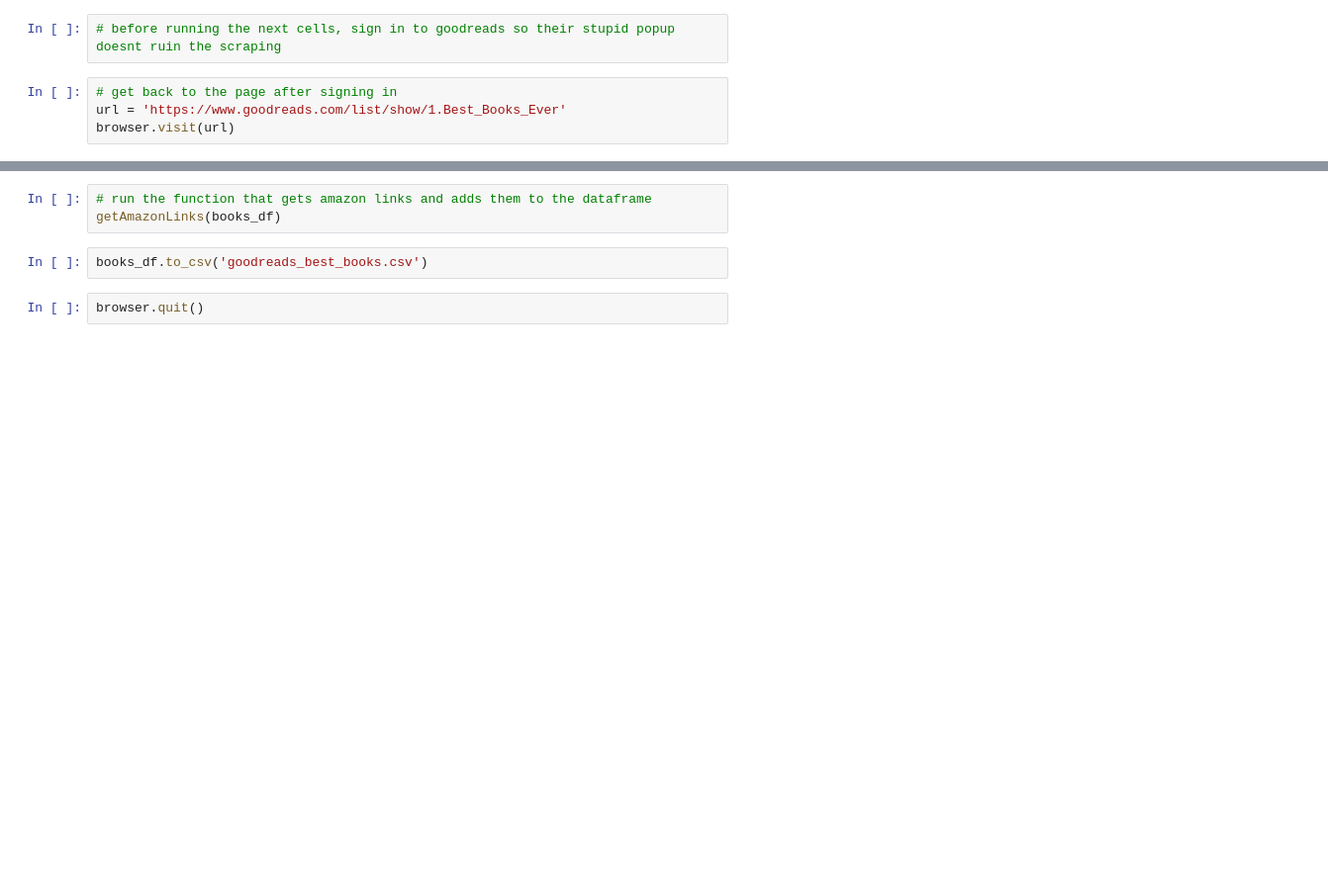
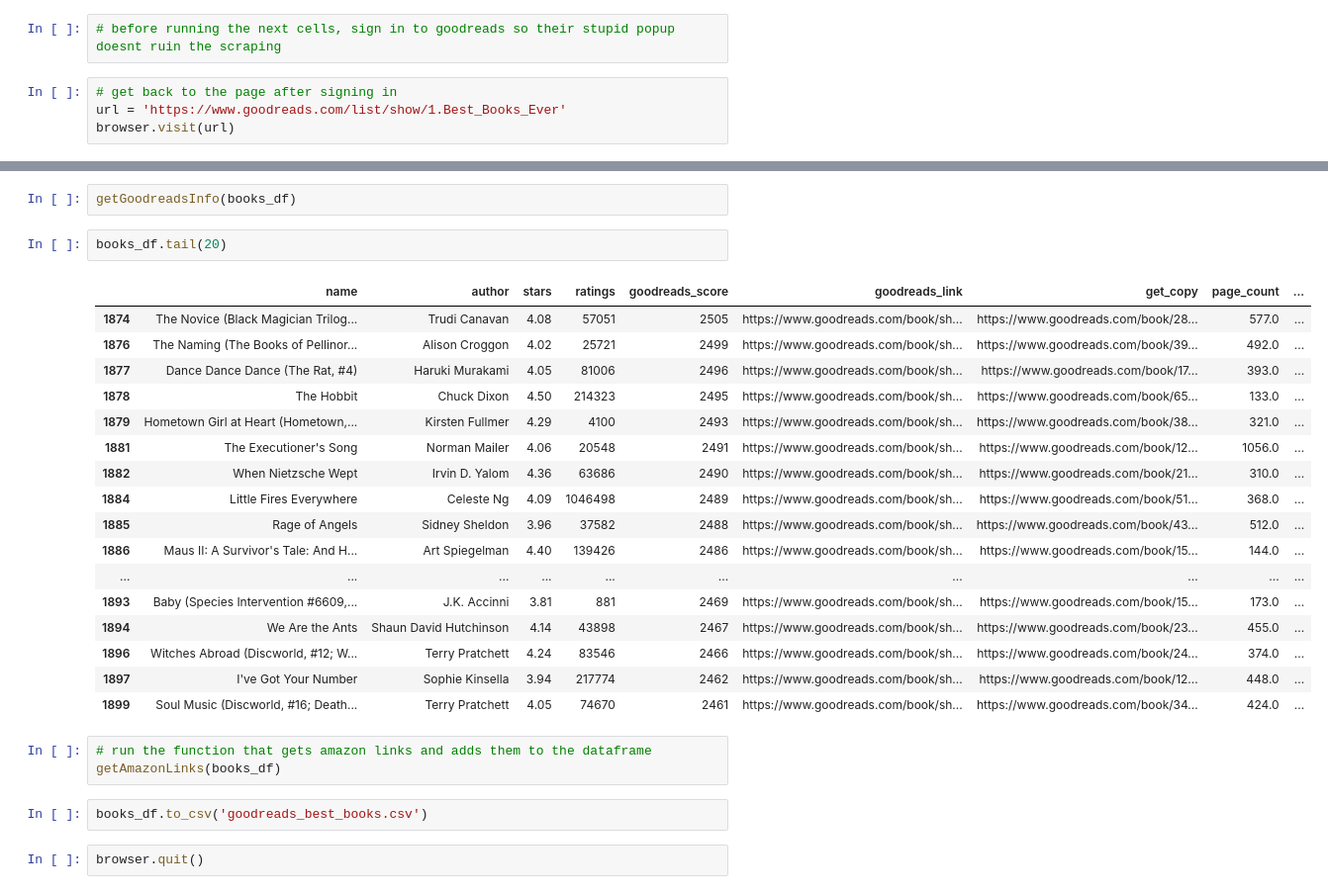
Before and after one commit to PGComai/Data_Analytics_Final_Project, a Jupyter notebook: goodreads_scrape/goodreads.ipynb, the cells around one changed output, grey strips where cells are left out. Shown at 99% size. Saved outputs shown, nothing was run; the diff lists cells and outputs as text; blank space fills up the shorter version.

```diff
--- a/goodreads_scrape/goodreads.ipynb
+++ b/goodreads_scrape/goodreads.ipynb
@@ -106,3 +134,25 @@ books_df.head()
+# %%
+getGoodreadsInfo(books_df)
+# %%
+books_df.tail(20)
+# %% [output]
+|  | name | author | stars | ratings | goodreads_score | goodreads_link | get_copy | page_count | ... |
+| 1874 | The Novice (Black Magician Trilog... | Trudi Canavan | 4.08 | 57051 | 2505 | https://www.goodreads.com/book/sh... | https://www.goodreads.com/book/28... | 577.0 | ... |
+| 1876 | The Naming (The Books of Pellinor... | Alison Croggon | 4.02 | 25721 | 2499 | https://www.goodreads.com/book/sh... | https://www.goodreads.com/book/39... | 492.0 | ... |
+| 1877 | Dance Dance Dance (The Rat, #4) | Haruki Murakami | 4.05 | 81006 | 2496 | https://www.goodreads.com/book/sh... | https://www.goodreads.com/book/17... | 393.0 | ... |
+| 1878 | The Hobbit | Chuck Dixon | 4.50 | 214323 | 2495 | https://www.goodreads.com/book/sh... | https://www.goodreads.com/book/65... | 133.0 | ... |
+| 1879 | Hometown Girl at Heart (Hometown,... | Kirsten Fullmer | 4.29 | 4100 | 2493 | https://www.goodreads.com/book/sh... | https://www.goodreads.com/book/38... | 321.0 | ... |
+| 1881 | The Executioner's Song | Norman Mailer | 4.06 | 20548 | 2491 | https://www.goodreads.com/book/sh... | https://www.goodreads.com/book/12... | 1056.0 | ... |
+| 1882 | When Nietzsche Wept | Irvin D. Yalom | 4.36 | 63686 | 2490 | https://www.goodreads.com/book/sh... | https://www.goodreads.com/book/21... | 310.0 | ... |
+| 1884 | Little Fires Everywhere | Celeste Ng | 4.09 | 1046498 | 2489 | https://www.goodreads.com/book/sh... | https://www.goodreads.com/book/51... | 368.0 | ... |
+| 1885 | Rage of Angels | Sidney Sheldon | 3.96 | 37582 | 2488 | https://www.goodreads.com/book/sh... | https://www.goodreads.com/book/43... | 512.0 | ... |
+| 1886 | Maus II: A Survivor's Tale: And H... | Art Spiegelman | 4.40 | 139426 | 2486 | https://www.goodreads.com/book/sh... | https://www.goodreads.com/book/15... | 144.0 | ... |
+| ... | ... | ... | ... | ... | ... | ... | ... | ... | ... |
+| 1893 | Baby (Species Intervention #6609,... | J.K. Accinni | 3.81 | 881 | 2469 | https://www.goodreads.com/book/sh... | https://www.goodreads.com/book/15... | 173.0 | ... |
+| 1894 | We Are the Ants | Shaun David Hutchinson | 4.14 | 43898 | 2467 | https://www.goodreads.com/book/sh... | https://www.goodreads.com/book/23... | 455.0 | ... |
+| 1896 | Witches Abroad (Discworld, #12; W... | Terry Pratchett | 4.24 | 83546 | 2466 | https://www.goodreads.com/book/sh... | https://www.goodreads.com/book/24... | 374.0 | ... |
+| 1897 | I've Got Your Number | Sophie Kinsella | 3.94 | 217774 | 2462 | https://www.goodreads.com/book/sh... | https://www.goodreads.com/book/12... | 448.0 | ... |
+| 1899 | Soul Music (Discworld, #16; Death... | Terry Pratchett | 4.05 | 74670 | 2461 | https://www.goodreads.com/book/sh... | https://www.goodreads.com/book/34... | 424.0 | ... |
 # %%
 # run the function that gets amazon links and adds them to the dataframe
 getAmazonLinks(books_df)
```
Also changed, not shown: parts of 5 cells of this notebook, 1 other file.
